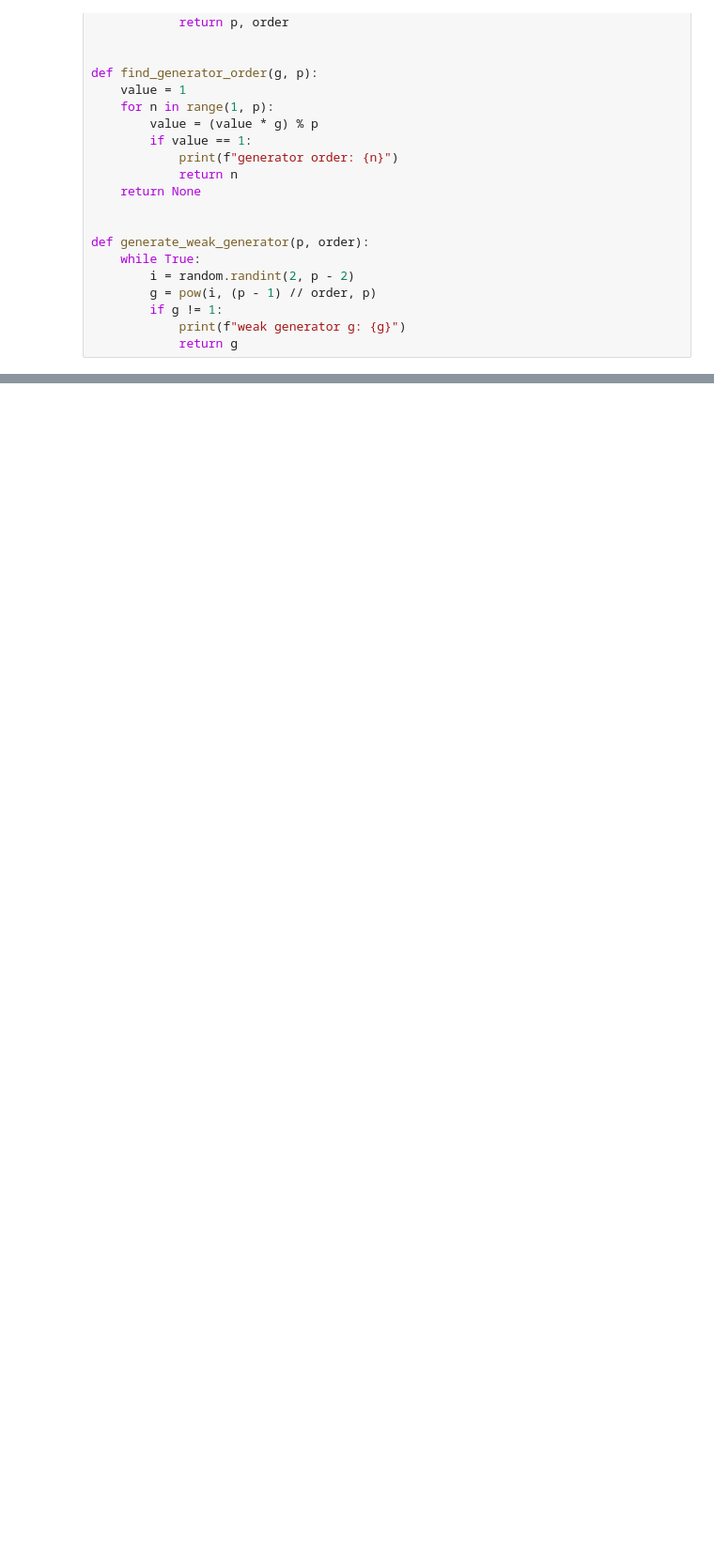
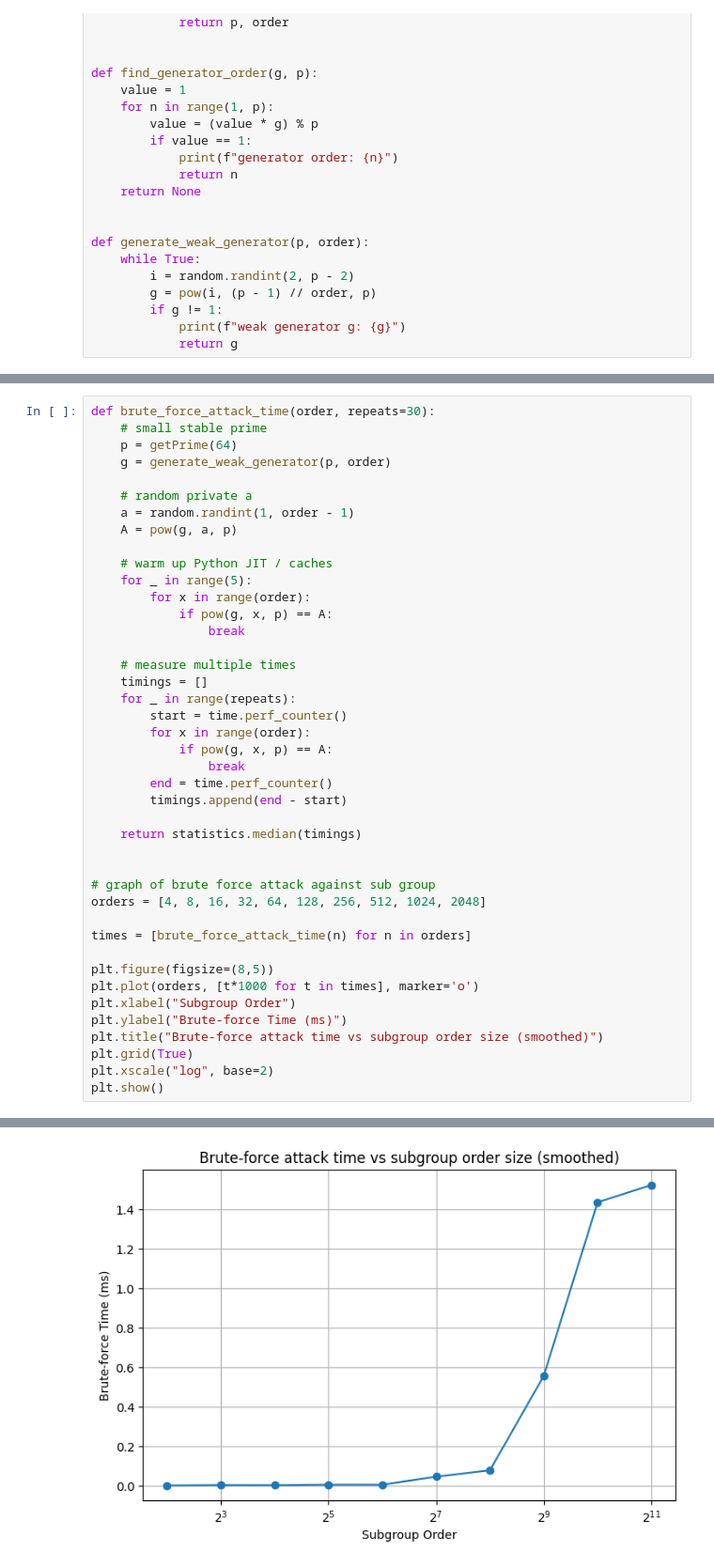
Before and after one commit to skai8468/SC4010-cryptoproject, a Jupyter notebook: dh_weak_generator.ipynb, the cells around one changed output, grey strips where cells are left out. Shown: that part at 94% size. Cells and saved outputs as stored; diff of their text form; blank space fills up the shorter version.

```diff
--- a/dh_weak_generator.ipynb
+++ b/dh_weak_generator.ipynb
@@ -71,0 +69,43 @@ attacker successfully computed the shared secret key
+# %%
+def brute_force_attack_time(order, repeats=30):
+    # small stable prime
+    p = getPrime(64)
+    g = generate_weak_generator(p, order)
+
+    # random private a
+    a = random.randint(1, order - 1)
+    A = pow(g, a, p)
+
+    # warm up Python JIT / caches
+    for _ in range(5):
+        for x in range(order):
+            if pow(g, x, p) == A:
+                break
+
+    # measure multiple times
+    timings = []
+    for _ in range(repeats):
+        start = time.perf_counter()
+        for x in range(order):
+            if pow(g, x, p) == A:
+                break
+        end = time.perf_counter()
+        timings.append(end - start)
+
+    return statistics.median(timings)
+
+
+# graph of brute force attack against sub group
+orders = [4, 8, 16, 32, 64, 128, 256, 512, 1024, 2048]
+
+times = [brute_force_attack_time(n) for n in orders]
+
+plt.figure(figsize=(8,5))
+plt.plot(orders, [t*1000 for t in times], marker='o')
+plt.xlabel("Subgroup Order")
+plt.ylabel("Brute-force Time (ms)")
+plt.title("Brute-force attack time vs subgroup order size (smoothed)")
+plt.grid(True)
+plt.xscale("log", base=2)
+plt.show()
+# %% [output]
@@ -71,0 +122 @@ attacker successfully computed the shared secret key
+[figure, added]
```
Also changed, not shown: parts of 4 cells of this notebook.
